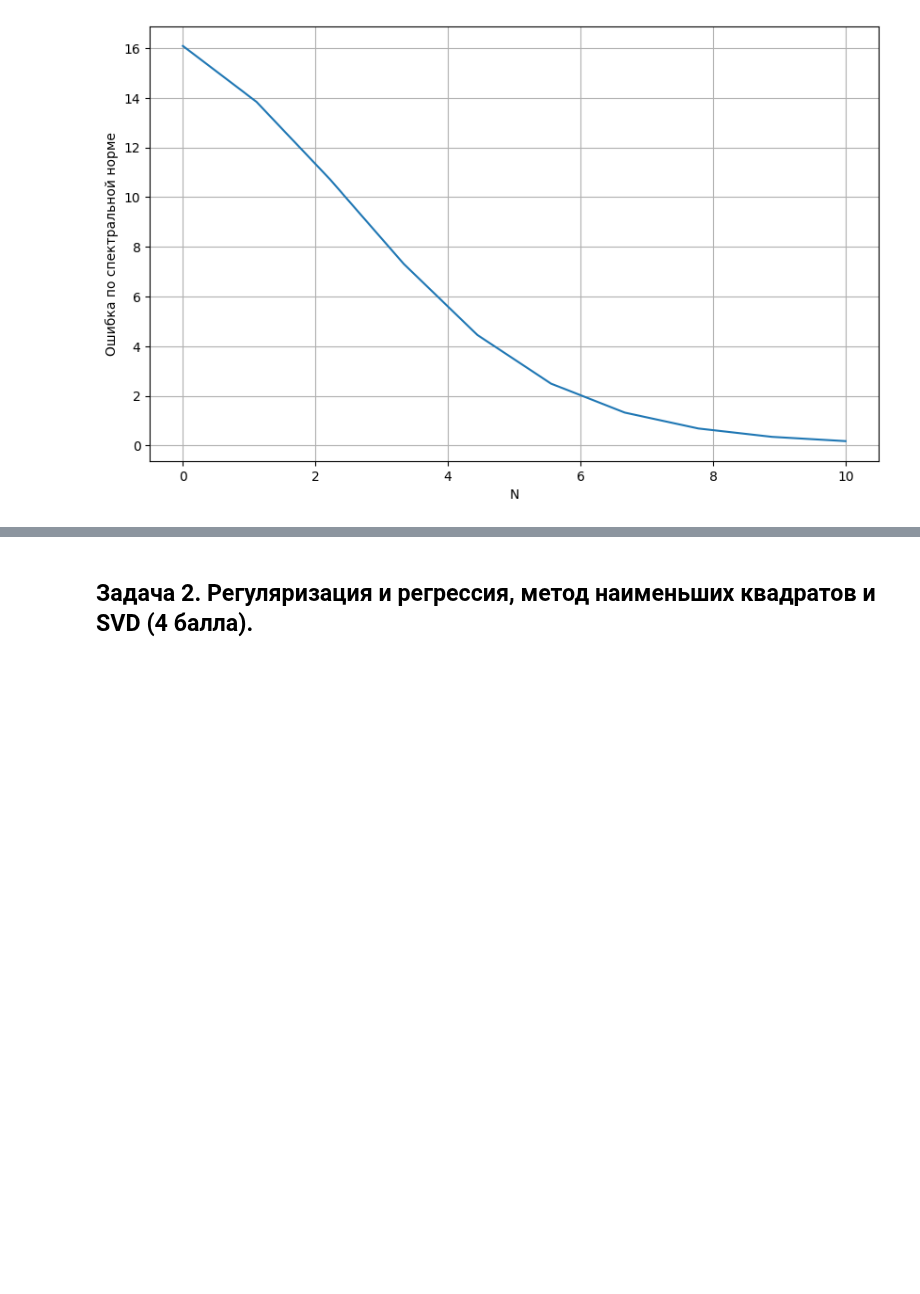
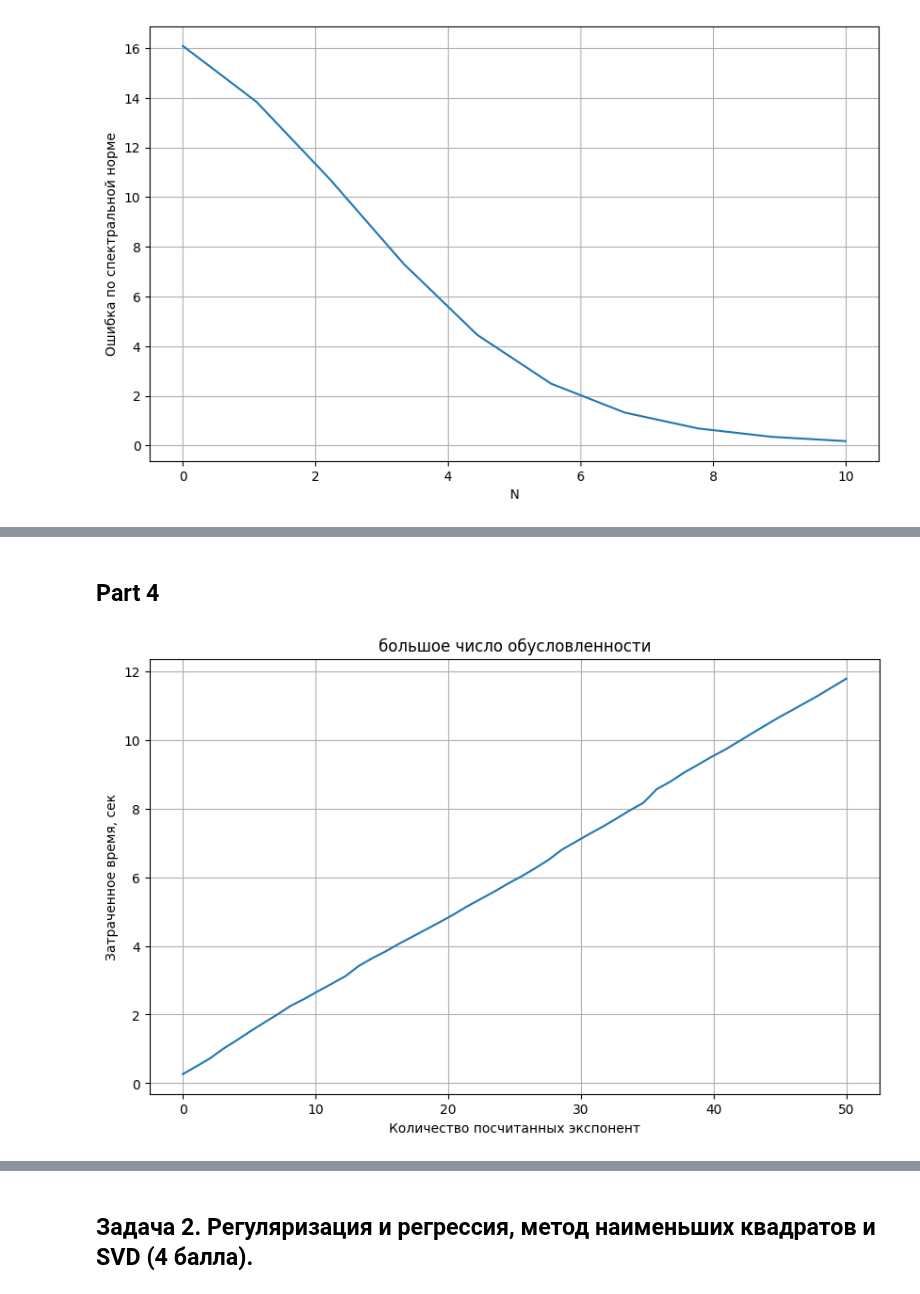
Before and after one commit to OhNoMyRook/Calculus, a Jupyter notebook: Контрольная_работа_2_вариант_1_4_2024_год.ipynb, the cells around one changed output, grey strips where cells are left out. Saved outputs shown, nothing was run; the diff lists cells and outputs as text; code cells hidden in the pictures; blank space fills up the shorter version.

```diff
--- a/Контрольная_работа_2_вариант_1_4_2024_год.ipynb
+++ b/Контрольная_работа_2_вариант_1_4_2024_год.ipynb
@@ -134,0 +134,2 @@ plt.scatter(fluctuation_norm, difference)
+# %% [markdown]
+## Part 4
@@ -134,0 +138,19 @@ plt.scatter(fluctuation_norm, difference)
+# %%
+def generator(mat, array, text=''):
+    amount = np.linspace(0,np.shape(array)[0], np.shape(array)[0])
+    time_array = []
+    start_time = time.time()
+    for matrix in array:
+        object = mat + matrix
+        exp = exponent(object, 10)
+        time_array.append(time.time()-start_time)
+    plt.figure(figsize=(10,6))
+    plt.xlabel('Количество посчитанных экспонент')
+    plt.ylabel('Затраченное время, сек')
+    plt.title(text)
+    plt.grid(True)
+    plt.plot(amount, time_array)
+# %%
+generator(B, fluctuation, text='большое число обусловленности')
+# %% [output]
+[figure, added]
```
Also changed, not shown: parts of 62 cells of this notebook, 1 other file.
